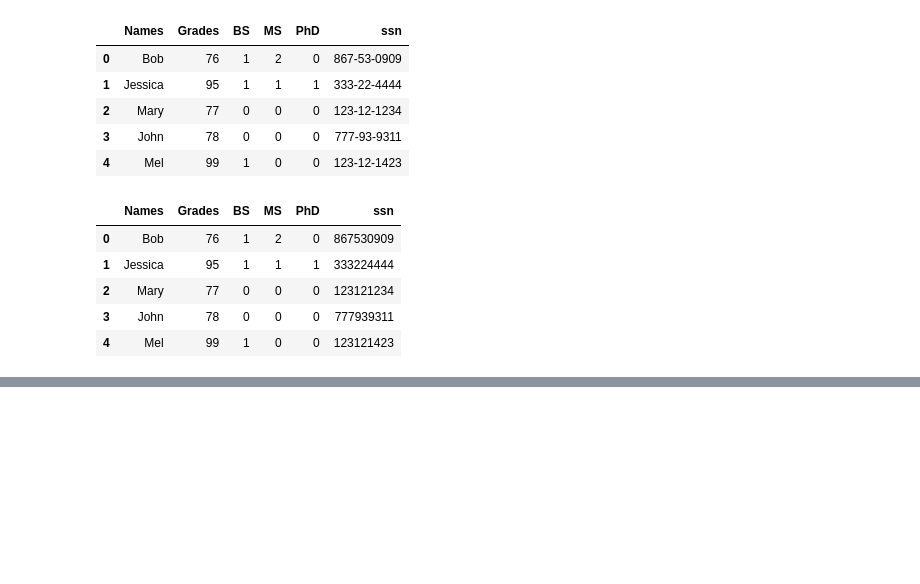
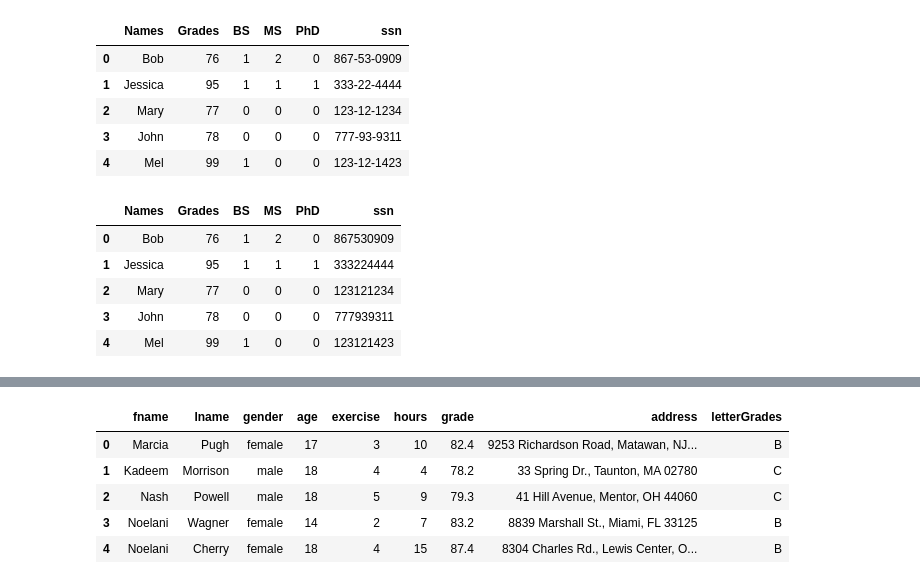
Before and after one commit to MarianaArzapalo/1-ADescDatos, a Jupyter notebook: 01-li-datos.ipynb, the cells around one changed output, grey strips where cells are left out. Saved outputs shown, nothing was run; the diff lists cells and outputs as text; code cells hidden in the pictures; blank space fills up the shorter version.

```diff
--- a/01-li-datos.ipynb
+++ b/01-li-datos.ipynb
@@ -564,0 +626,7 @@ La categorización de los datos en bins (tipo cubos o categorías) es una tarea
+# %%
+import pandas as pd
+
+Location = "datasets/gradedata.csv"
+
+df = pd.read_csv(Location)
+df.head()
@@ -564,0 +640,14 @@ La categorización de los datos en bins (tipo cubos o categorías) es una tarea
+# %%
+# Create the bin dividers
+bins = [0, 60, 70, 80, 90, 100]
+# Create names for the four groups
+group_names = ['F', 'D', 'C', 'B', 'A']
+df['letterGrades'] = pd.cut(df['grade'], bins, labels=group_names)
+df.head()
+# %% [output]
+|  | fname | lname | gender | age | exercise | hours | grade | address | letterGrades |
+| 0 | Marcia | Pugh | female | 17 | 3 | 10 | 82.4 | 9253 Richardson Road, Matawan, NJ... | B |
+| 1 | Kadeem | Morrison | male | 18 | 4 | 4 | 78.2 | 33 Spring Dr., Taunton, MA 02780 | C |
+| 2 | Nash | Powell | male | 18 | 5 | 9 | 79.3 | 41 Hill Avenue, Mentor, OH 44060 | C |
+| 3 | Noelani | Wagner | female | 14 | 2 | 7 | 83.2 | 8839 Marshall St., Miami, FL 33125 | B |
+| 4 | Noelani | Cherry | female | 18 | 4 | 15 | 87.4 | 8304 Charles Rd., Lewis Center, O... | B |
```
Also changed, not shown: parts of 17 cells of this notebook.
